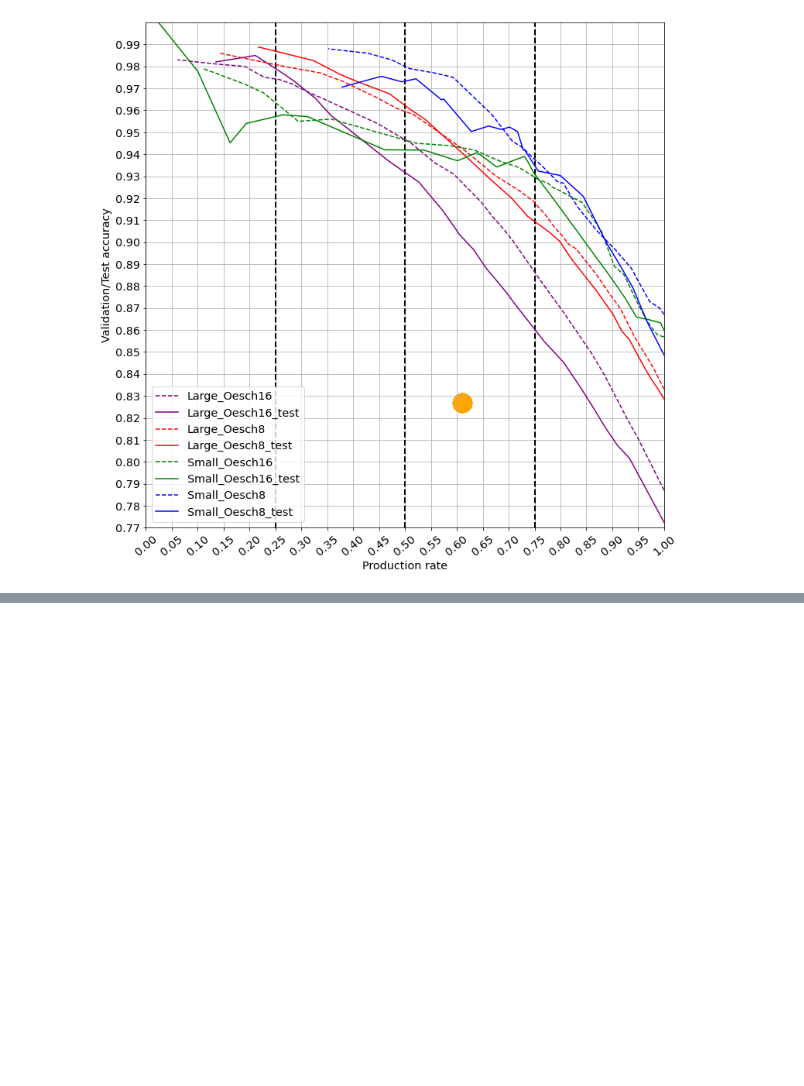
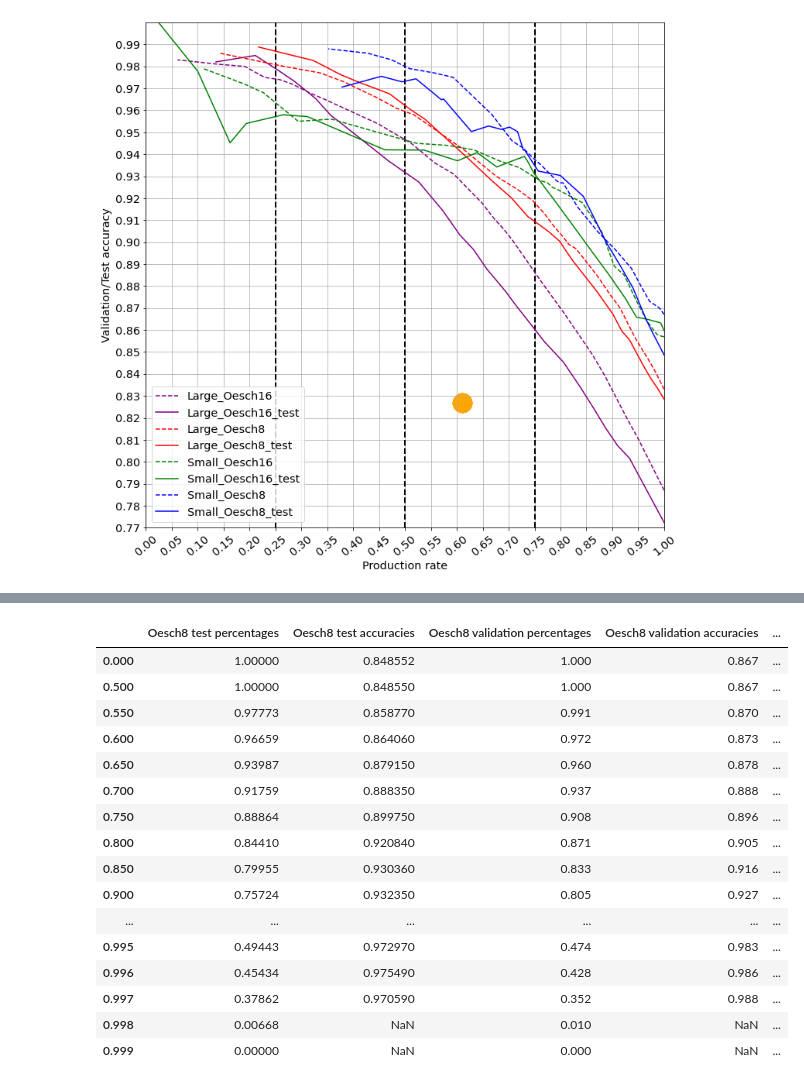
Before and after one commit to awiedenroth/MasterThesisExperiments, a Jupyter notebook: Analyse/Final.ipynb, the cells around one changed output, grey strips where cells are left out. Cells and saved outputs as stored; diff of their text form; code cells hidden in the pictures; blank space fills up the shorter version.

```diff
--- a/Analyse/Final.ipynb
+++ b/Analyse/Final.ipynb
@@ -99,0 +168,28 @@ plt.savefig('final_result.png')
+# %%
+e = d[['Small_Oesch8_test percentages', 'Small_Oesch8_test accuracies',
+       'Small_Oesch8 percentages', 'Small_Oesch8 accuracies',
+       'Small_Oesch16_test percentages', 'Small_Oesch16_test accuracies',
+       'Small_Oesch16 percentages', 'Small_Oesch16 accuracies']]
+e= e.rename(columns={'Small_Oesch8_test percentages': 'Oesch8 test percentages', 'Small_Oesch8_test accuracies': 'Oesch8 test accuracies',
+       'Small_Oesch8 percentages': 'Oesch8 validation percentages', 'Small_Oesch8 accuracies': 'Oesch8 validation accuracies',
+       'Small_Oesch16_test percentages': 'Oesch16 test percentages', 'Small_Oesch16_test accuracies': 'Oesch16 test accuracies',
+       'Small_Oesch16 percentages': 'Oesch16 validation percentages', 'Small_Oesch16 accuracies':'Oesch16 validation accuracies'})
+e.head(50)
+# %% [output]
+|  | Oesch8 test percentages | Oesch8 test accuracies | Oesch8 validation percentages | Oesch8 validation accuracies | ... |
+| 0.000 | 1.00000 | 0.848552 | 1.000 | 0.867 | ... |
+| 0.500 | 1.00000 | 0.848550 | 1.000 | 0.867 | ... |
+| 0.550 | 0.97773 | 0.858770 | 0.991 | 0.870 | ... |
+| 0.600 | 0.96659 | 0.864060 | 0.972 | 0.873 | ... |
+| 0.650 | 0.93987 | 0.879150 | 0.960 | 0.878 | ... |
+| 0.700 | 0.91759 | 0.888350 | 0.937 | 0.888 | ... |
+| 0.750 | 0.88864 | 0.899750 | 0.908 | 0.896 | ... |
+| 0.800 | 0.84410 | 0.920840 | 0.871 | 0.905 | ... |
+| 0.850 | 0.79955 | 0.930360 | 0.833 | 0.916 | ... |
+| 0.900 | 0.75724 | 0.932350 | 0.805 | 0.927 | ... |
+| ... | ... | ... | ... | ... | ... |
+| 0.995 | 0.49443 | 0.972970 | 0.474 | 0.983 | ... |
+| 0.996 | 0.45434 | 0.975490 | 0.428 | 0.986 | ... |
+| 0.997 | 0.37862 | 0.970590 | 0.352 | 0.988 | ... |
+| 0.998 | 0.00668 | NaN | 0.010 | NaN | ... |
+| 0.999 | 0.00000 | NaN | 0.000 | NaN | ... |
```
Also changed, not shown: parts of 6 cells of this notebook, 1 other file.
